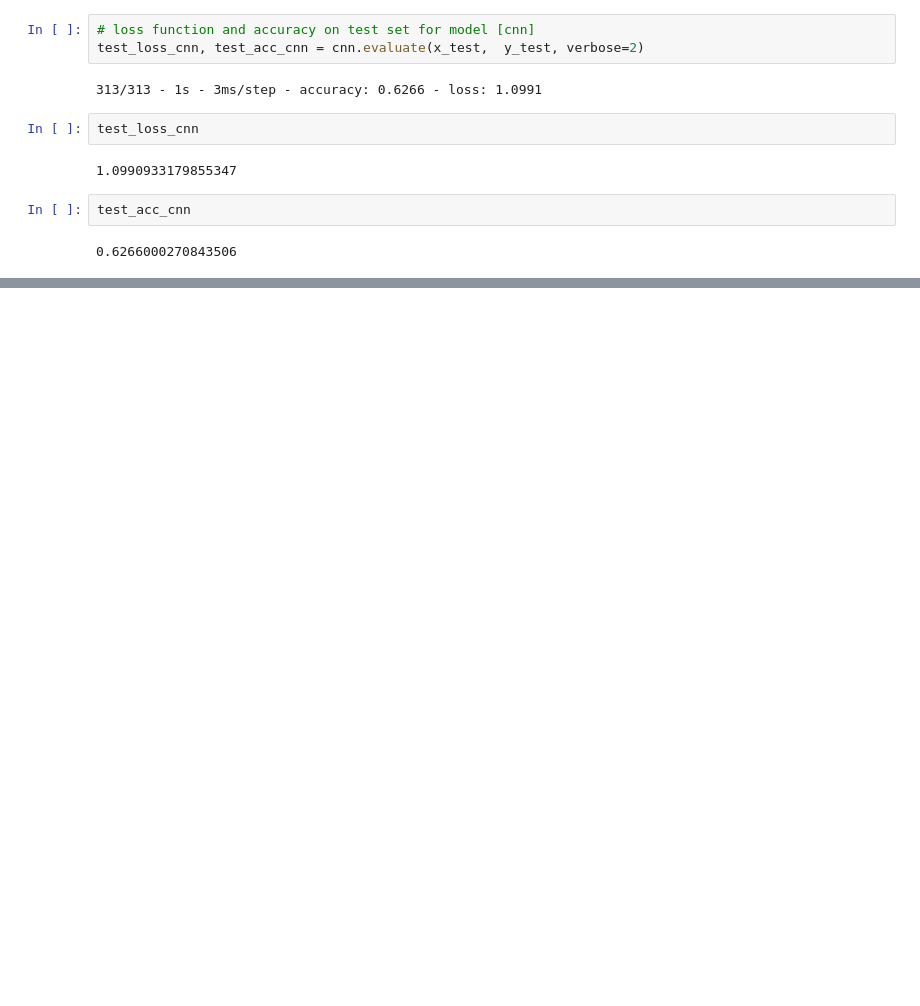
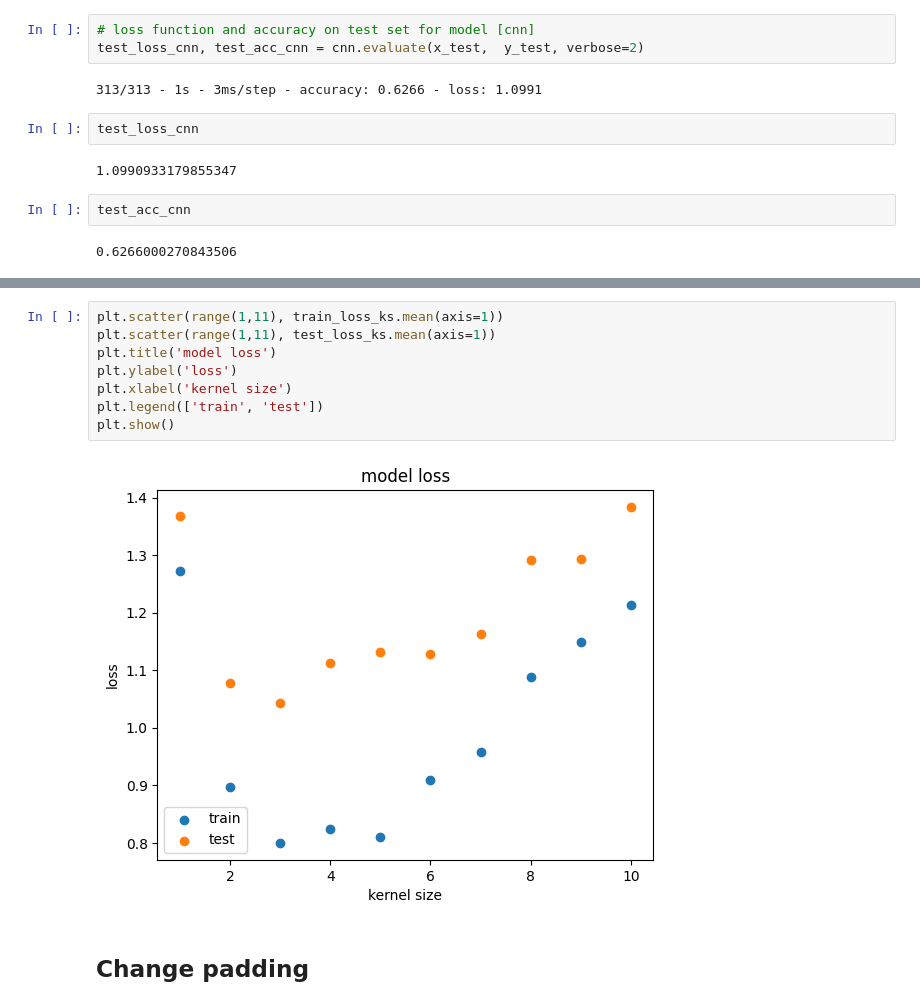
Before and after one commit to Swinkawkrawacie/Machine_learning, a Jupyter notebook: assignment_4.ipynb, the cells around one changed output, grey strips where cells are left out. Saved outputs shown, nothing was run; the diff lists cells and outputs as text; blank space fills up the shorter version.

```diff
--- a/assignment_4.ipynb
+++ b/assignment_4.ipynb
@@ -241 +297,13 @@ plt.legend(loc='lower right')
+# %%
+plt.scatter(range(1,11), train_loss_ks.mean(axis=1))
+plt.scatter(range(1,11), test_loss_ks.mean(axis=1))
+plt.title('model loss')
+plt.ylabel('loss')
+plt.xlabel('kernel size')
+plt.legend(['train', 'test'])
+plt.show()
+# %% [output]
+[figure, added]
+# %% [markdown]
+## Change padding
 # %%
```
Also changed, not shown: parts of 34 cells of this notebook.
